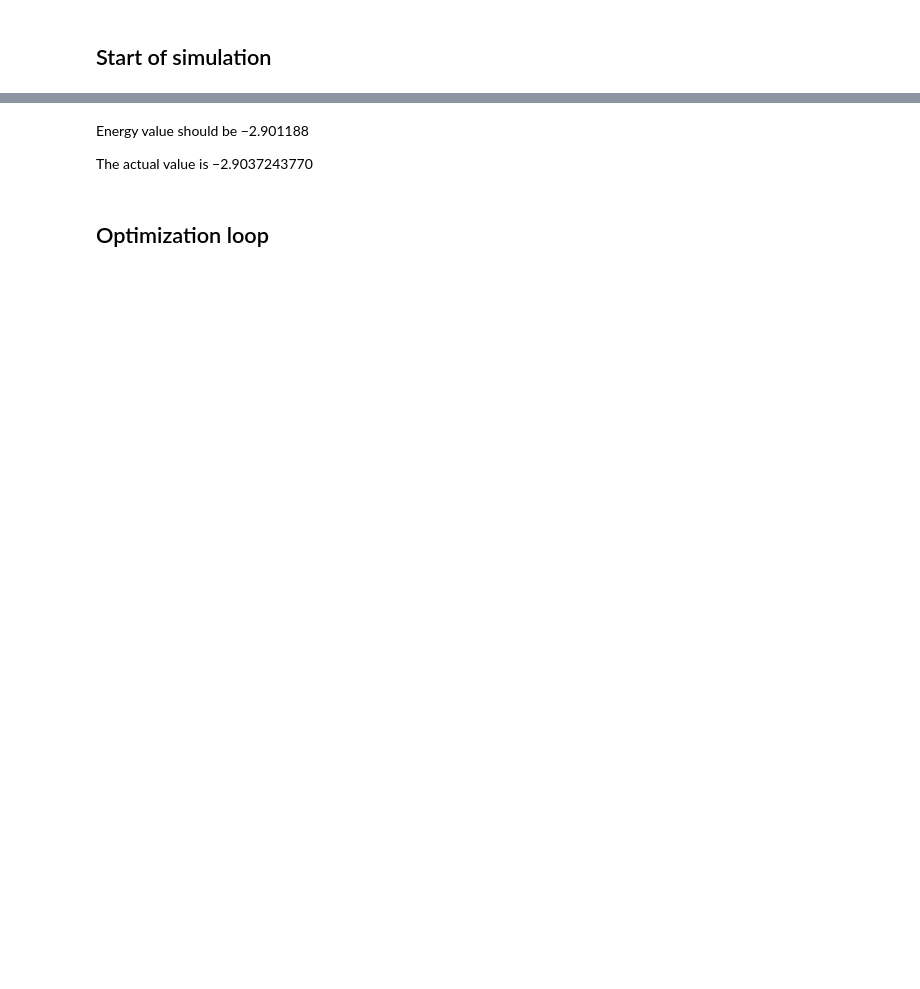
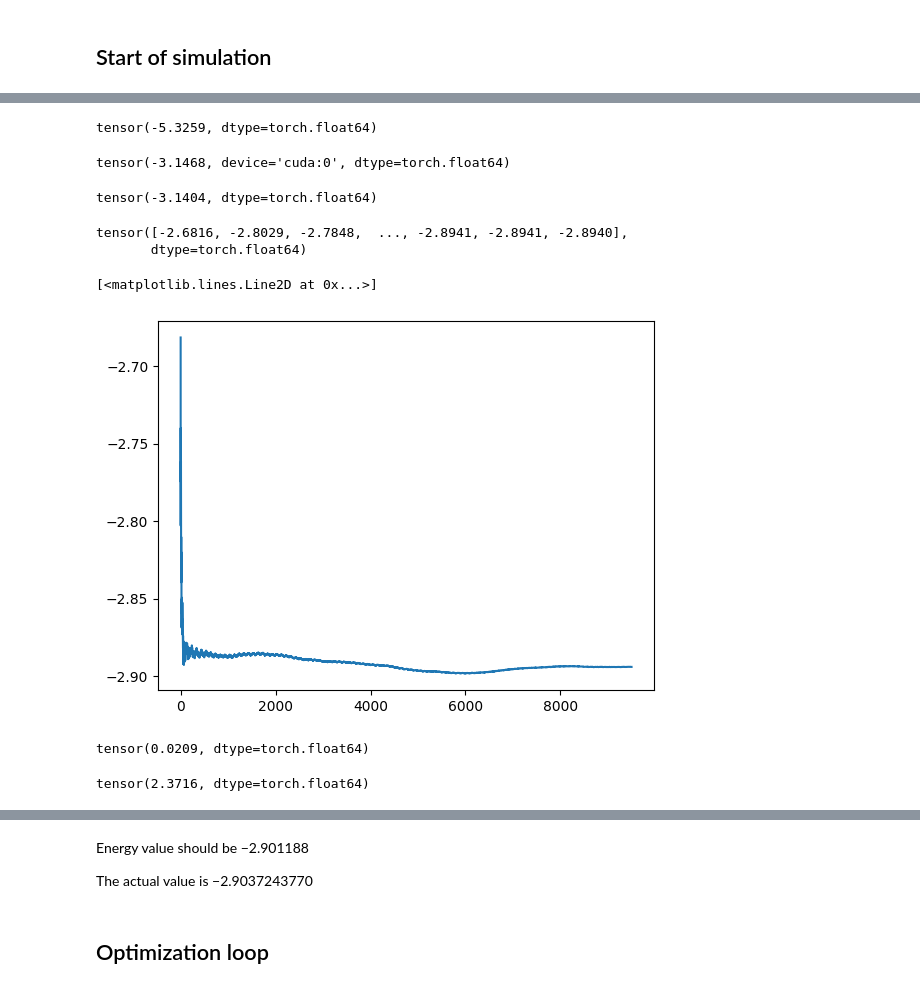
Before and after one commit to Parvfect/QVMC, a Jupyter notebook: 4_param_final.ipynb, the cells around one changed output, grey strips where cells are left out. Cells and saved outputs as stored; diff of their text form; code cells hidden in the pictures; blank space fills up the shorter version.

```diff
--- a/4_param_final.ipynb
+++ b/4_param_final.ipynb
@@ -121,0 +142,6 @@ alpha_4 = torch.tensor(0.003, dtype=torch.float64, requires_grad=True)
+# %%
+# 0.25793396445032235, -0.7848700775648312, 1.1531981456196378, -0.04541513347032762
+alpha_1 = torch.tensor(0.257933, dtype=torch.float64) # 1.013
+alpha_2 = torch.sigmoid(torch.tensor(-0.78487, dtype=torch.float64))
+alpha_3 = torch.tensor(1.1531, dtype=torch.float64)
+alpha_4 = torch.sigmoid(torch.tensor(-0.0454, dtype=torch.float64))
@@ -122,5 +152,5 @@ alpha_4 = torch.tensor(0.003, dtype=torch.float64, requires_grad=True)
 # %%
-n_steps = 200
-mc_steps = 5000
+n_steps = 100
+mc_steps = 10000
 alphas = torch.tensor([alpha_1, alpha_2, alpha_3, alpha_4]).unsqueeze(0).repeat(n_steps, 1)
 sampled_Xs = metropolis(mc_steps, n_steps, alphas=alphas)
@@ -188,0 +165,2 @@ X_ = sampled_Xs[:,0]
+# %%
+E = E.to(cpu)
@@ -188,0 +225,24 @@ X_ = sampled_Xs[:,0]
+# %%
+torch.mean(torch.stack(E_es).detach())
+# %% [output]
+tensor(-5.3259, dtype=torch.float64)
+# %%
+torch.mean(E[0])
+# %% [output]
+tensor(-3.1468, device='cuda:0', dtype=torch.float64)
+# %%
+E/10000
+# %% [output]
+tensor(-3.1404, dtype=torch.float64)
+# %%
+cumulative_average_energy = running_average(torch.mean(E, axis=0))
+# %%
+cumulative_average_energy
+# %% [output]
+tensor([-2.6816, -2.8029, -2.7848,  ..., -2.8941, -2.8941, -2.8940],
+       dtype=torch.float64)
+# %%
+plt.plot(cumulative_average_energy)
+# %% [output]
+[<matplotlib.lines.Line2D at 0x...>]
+[figure, added]
@@ -188,0 +251,5 @@ X_ = sampled_Xs[:,0]
+# %%
+# Variance in random walkers mean energy
+torch.mean((torch.mean(E.to(cpu), axis=1) - mean_E) ** 2)
+# %% [output]
+tensor(0.0209, dtype=torch.float64)
@@ -189,3 +260,7 @@ X_ = sampled_Xs[:,0]
+# %%
+var_E_trial
+# %% [output]
+tensor(2.3716, dtype=torch.float64)
 # %%
 gradients = get_dE_dX(sampled_Xs)
 # %%
```
Also changed, not shown: parts of 32 cells of this notebook, 2 other files.
